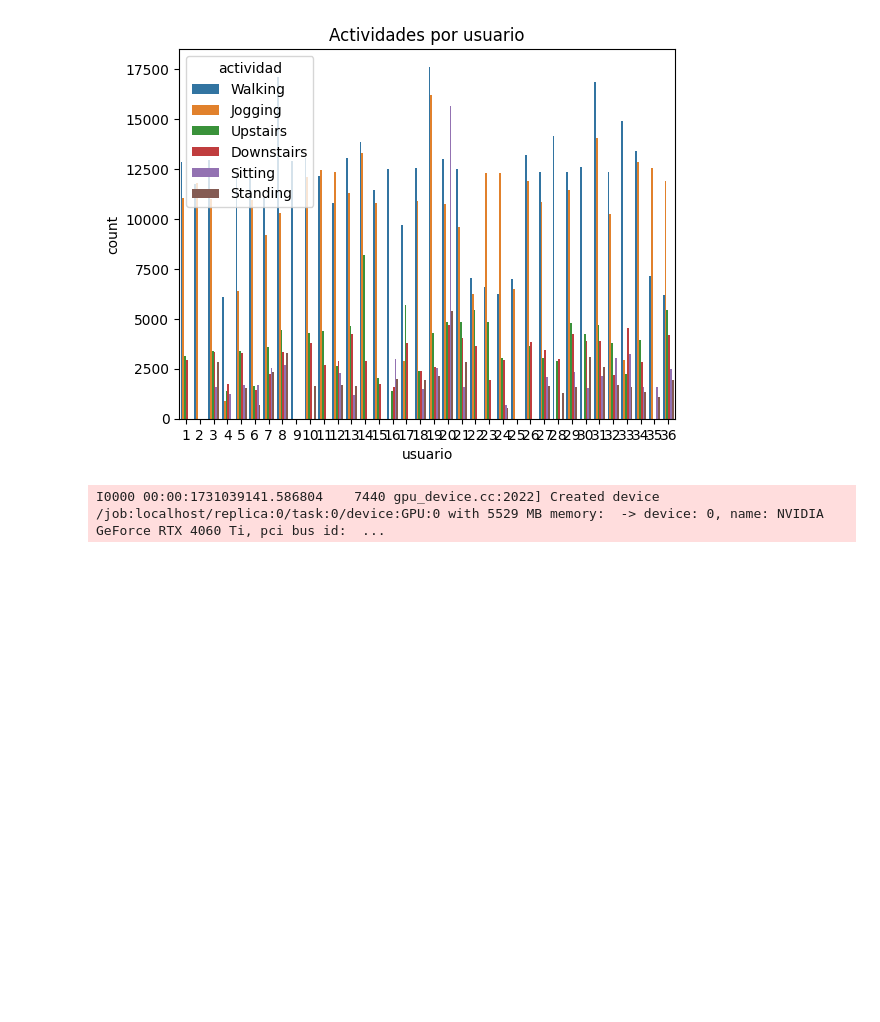
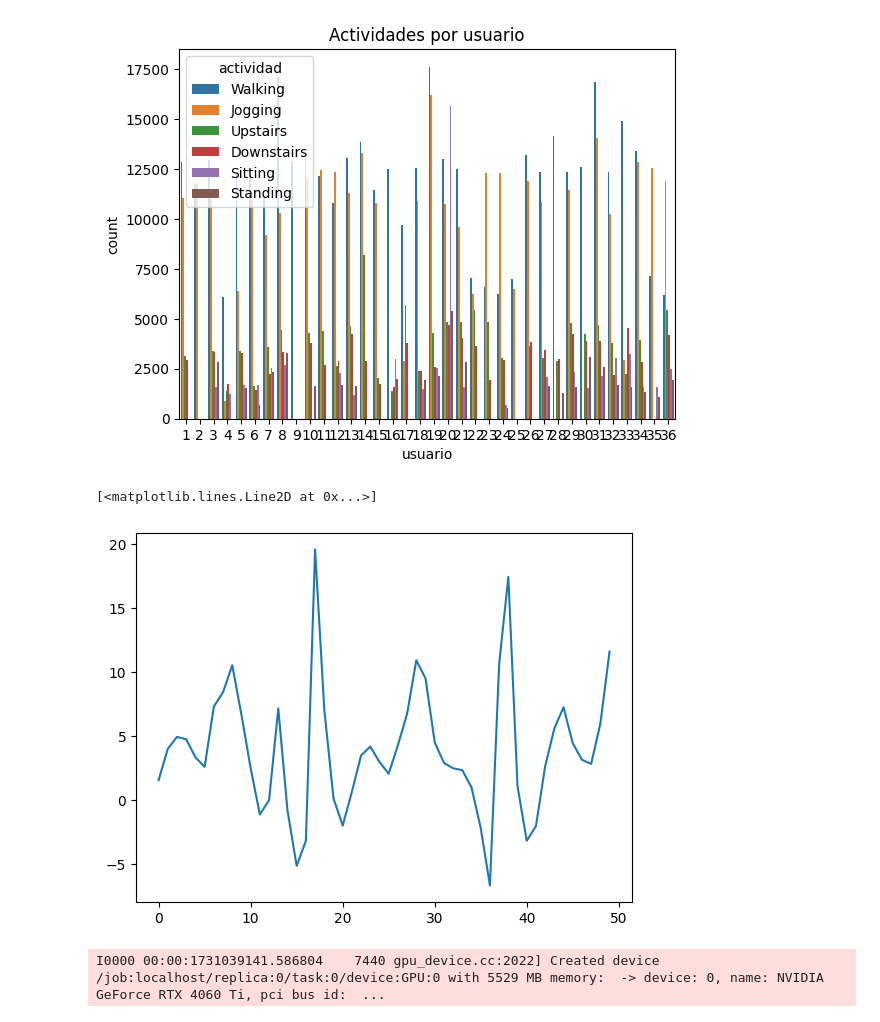
Before and after one commit to MSMRo/deeplearning_codes, a Jupyter notebook: lstm1.ipynb, the cells around one changed output. Saved outputs shown, nothing was run; the diff lists cells and outputs as text; code cells hidden in the pictures; blank space fills up the shorter version.

Commit message:
plot_segments

```diff
--- a/lstm1.ipynb
+++ b/lstm1.ipynb
@@ -115,6 +115,11 @@ for i in range(0,  df.shape[0]- n_time_steps, step):
 reshaped_segments = np.asarray(segments, dtype= np.float32).reshape(-1, n_time_steps, n_features)
 
 labels = np.asarray(pd.get_dummies(labels), dtype = np.float32)
+# %%
+plt.plot(segments[1][0])
+# %% [output]
+[<matplotlib.lines.Line2D at 0x...>]
+[figure, added]
 # %%
 # Definir parámetros
 #n_tiempo_pasos = 50
```
Also changed, not shown: parts of 2 cells of this notebook, 3 other files.
